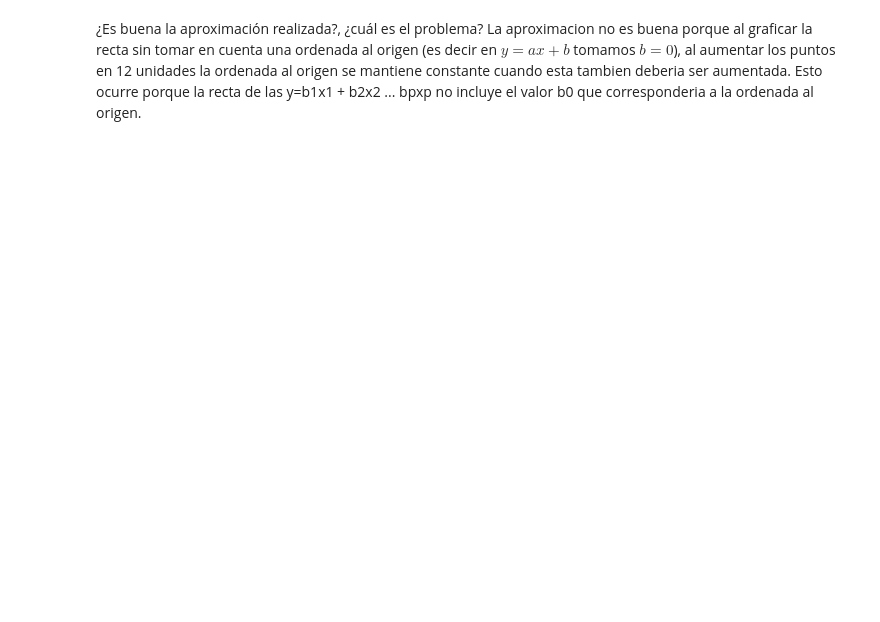
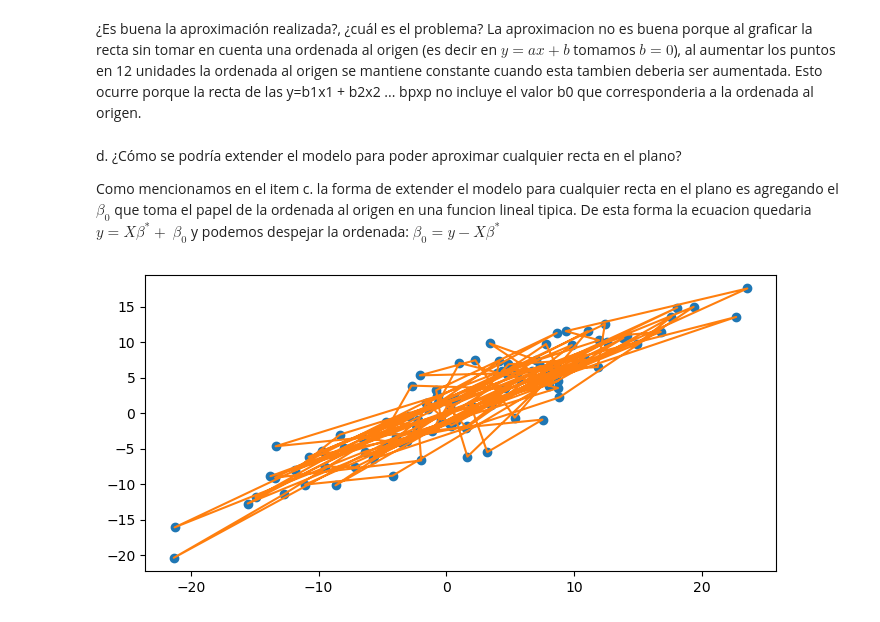
Before and after one commit to piilii/metodos, a Jupyter notebook: tp1metodos.ipynb, the cells around one changed output. Cells and saved outputs as stored; diff of their text form; code cells hidden in the pictures; blank space fills up the shorter version.

```diff
--- a/tp1metodos.ipynb
+++ b/tp1metodos.ipynb
@@ -79,3 +83,37 @@ plt.show()
 # %% [markdown]
 ¿Es buena la aproximación realizada?, ¿cuál es el problema?
 La aproximacion no es buena porque al graficar la recta sin tomar en cuenta una ordenada al origen (es decir en $y = ax + b$ tomamos $b = 0$), al aumentar los puntos en 12 unidades la ordenada al origen se mantiene constante cuando esta tambien deberia ser aumentada. Esto ocurre porque la recta de las y=b1x1 + b2x2 ... bpxp no incluye el valor b0 que corresponderia a la ordenada al origen.
+# %% [markdown]
+d. ¿Cómo se podría extender el modelo para poder aproximar cualquier recta en el plano?
+
+Como mencionamos en el item c. la forma de extender el modelo para cualquier recta en el plano es agregando el $\beta_0$ que toma el papel de la ordenada al origen en una funcion lineal tipica.
+De esta forma la ecuacion quedaria $y = X\beta^\ast+$ $\beta_0$ y podemos despejar la ordenada:
+$\beta_0 = y - X\beta^\ast$
+# %%
+data_x = df.X
+Xt = np.array([data_x])
+X = Xt.transpose()
+
+Xt_X = Xt@X
+inv_XtX = inv(Xt_X)
+invXtX_Xt = inv_XtX@Xt
+
+data_y = df.Y
+Yt = np.array([data_y])
+Y = Yt.transpose()
+
+beta_optimo = invXtX_Xt@Y
+#beta_optimo = beta_optimo[0][0]
+
+def fl(x, y, beta_optimo):
+    beta_0 = y - x*beta_optimo
+    return beta_0 + x*beta_optimo
+
+y=fl(X, Y, beta_optimo)
+
+#a = np.linspace(-25,25,100)
+plt.plot(df.X, df.Y, "o")
+plt.plot(X, y)
+plt.show()
+# %% [output]
+[figure, added]
```
Also changed, not shown: parts of 3 cells of this notebook.
